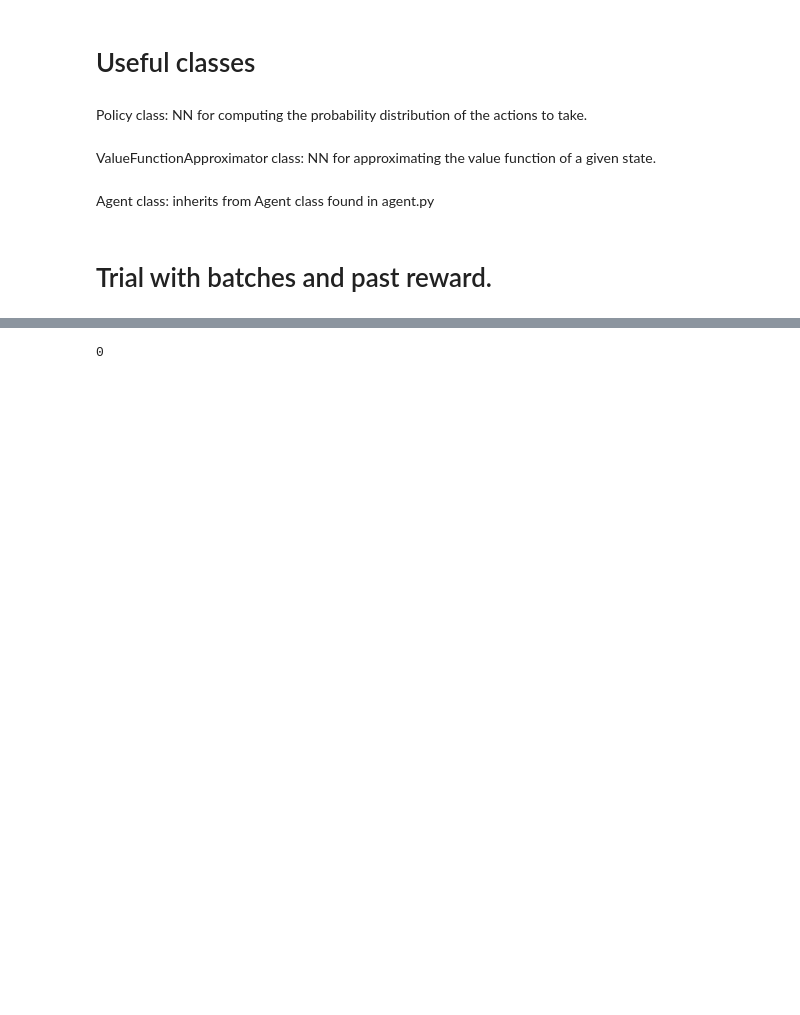
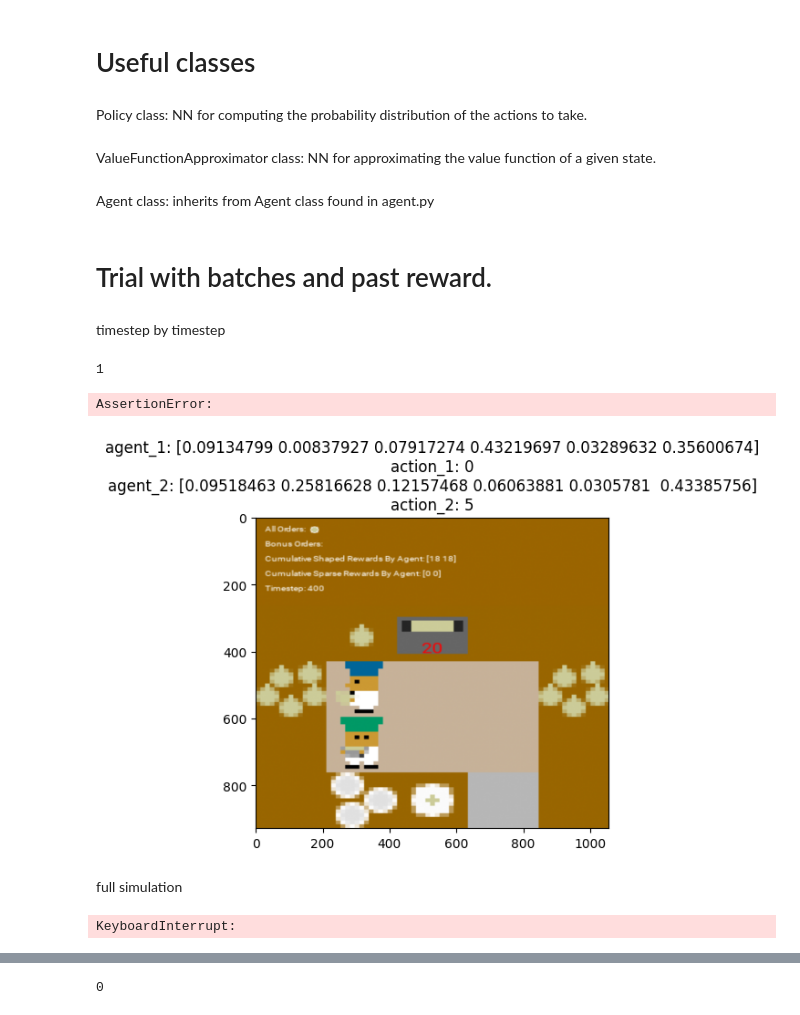
Before and after one commit to cico-rial/overcooked_ai, a Jupyter notebook: myproject.ipynb, the cells around one changed output, grey strips where cells are left out. Saved outputs shown, nothing was run; the diff lists cells and outputs as text; code cells hidden in the pictures; blank space fills up the shorter version.

```diff
--- a/myproject.ipynb
+++ b/myproject.ipynb
@@ -368,9 +369,67 @@ agent_2 = MyAgent(
     base_env=base_env,
 )
 # %%
-path_critic = "networks/critic/critic_ac_exp_3.weights.h5"
-path_actor = "networks/actor/actor_ac_exp_3.weights.h5"
+path_critic = "networks/critic/critic_ac_exp_7.weights.h5"
+path_actor = "networks/actor/actor_ac_exp_7.weights.h5"
 # %%
 shared_actor.load_weights(path_actor)
 shared_critic.load_weights(path_critic)
+# %% [markdown]
+timestep by timestep
+# %%
+t = 0
+cumulative_reward = 0
+obs = env.reset()
+obs['other_agent_env_idx']
+# %% [output]
+1
+# %%
+action1 = agent_1.action(obs['both_agent_obs'])
+action2 = agent_2.action(obs['both_agent_obs'])
+player_1_action = Action.ACTION_TO_INDEX[action1[0]]
+player_2_action = Action.ACTION_TO_INDEX[action2[0]]
+action = (player_1_action, player_2_action)
+
+action_probs = shared_actor.call(obs['both_agent_obs'])
+
+plt.figure(figsize=(5,5))
+plt.title(f"agent_1: {np.squeeze(action_probs[0].numpy())}\n"
+          f"action_1: {player_1_action}\n"
+          f"agent_2: {np.squeeze(action_probs[1].numpy())}\n"
+          f"action_2: {player_2_action}")
+
+img = env.render() / 255
+plt.imshow(img)
+
+new_obs, reward, done, env_info = env.step(action)
+shaped_reward = sum(env_info['shaped_r_by_agent']) # let's use shaped reward for learning how to play first.
+
+total_reward = reward + shaped_reward
+
+cumulative_reward += total_reward
+
+# update state (obs = new_obs)
+obs = new_obs
+
+# think about training the critic by itself for a while
+t += 1
+# %% [output]
+AssertionError:
+[figure, added]
+# %% [markdown]
+full simulation
+# %%
+# Here we create an evaluator for the cramped_room layout
+layout = "cramped_room"
+ae = AgentEvaluator.from_layout_name(mdp_params={"layout_name": layout, "old_dynamics": True},
+                                     env_params={"horizon": 400})
+
+ap = AgentPair(agent_1, agent_2)
+
+trajs = ae.evaluate_agent_pair(ap, 10)
+# trajs = ae.evaluate_human_model_pair(1)
+
+StateVisualizer().display_rendered_trajectory(trajs, ipython_display=True)
+# %% [output]
+KeyboardInterrupt:
 # %%
```
Also changed, not shown: parts of 10 cells of this notebook, 4 other files.
